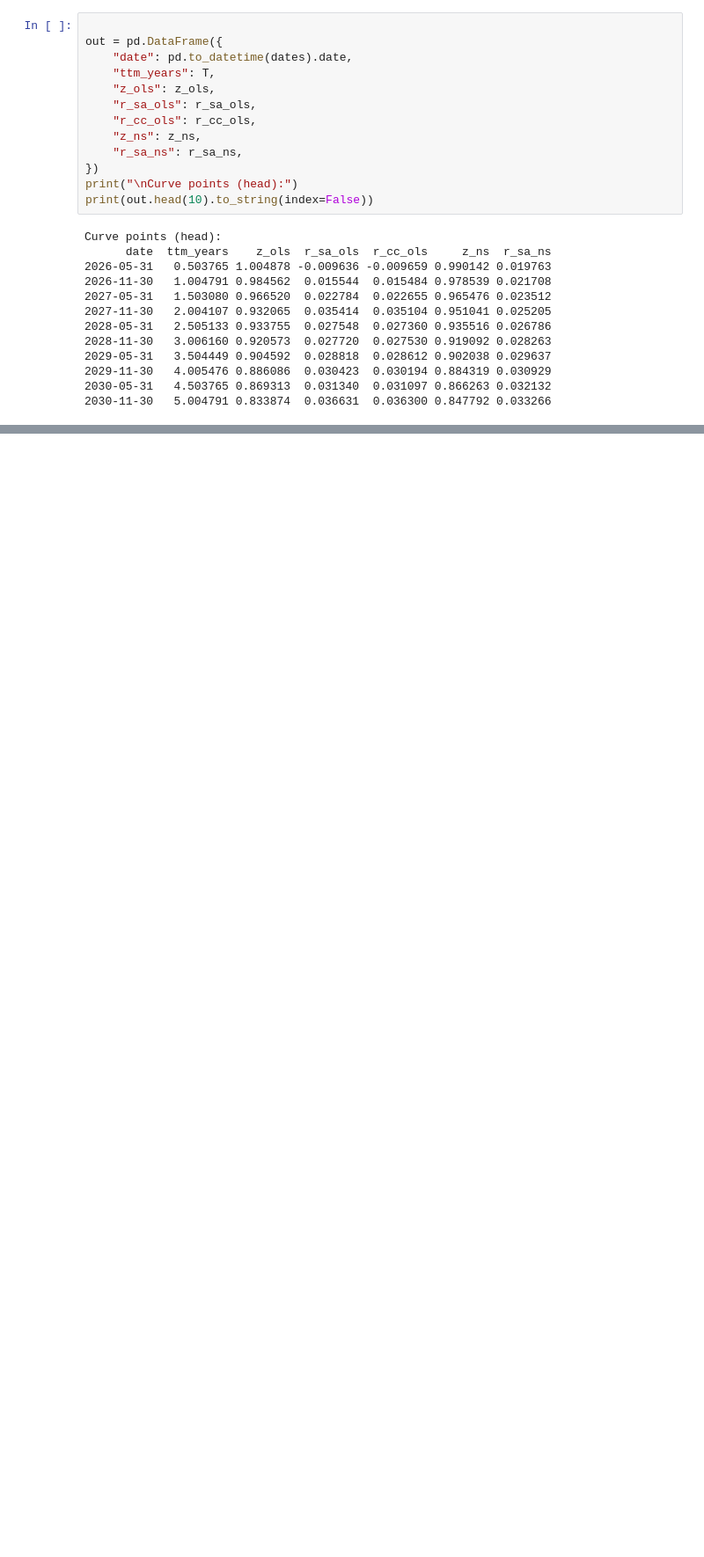
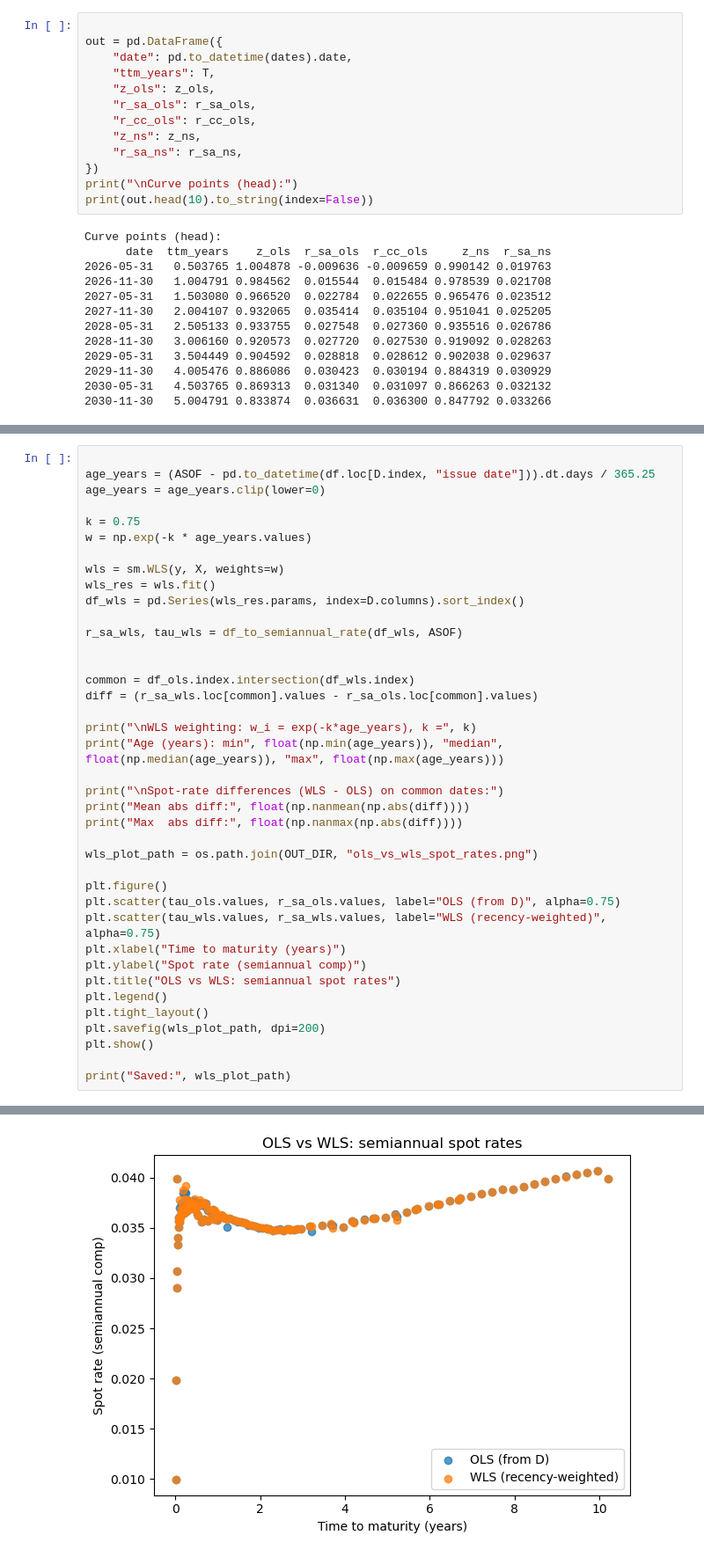
Before and after one commit to mihikasingh806/FixedIncome_A7, a Jupyter notebook: Assignment1/Spot_Curve.ipynb, the cells around one changed output, grey strips where cells are left out. Shown at 88% size. Cells and saved outputs as stored; diff of their text form; blank space fills up the shorter version.

```diff
--- a/Assignment1/Spot_Curve.ipynb
+++ b/Assignment1/Spot_Curve.ipynb
@@ -193,0 +491,40 @@ Curve points (head):
+# %%
+
+age_years = (ASOF - pd.to_datetime(df.loc[D.index, "issue date"])).dt.days / 365.25
+age_years = age_years.clip(lower=0)
+
+k = 0.75
+w = np.exp(-k * age_years.values)
+
+wls = sm.WLS(y, X, weights=w)
+wls_res = wls.fit()
+df_wls = pd.Series(wls_res.params, index=D.columns).sort_index()
+
+r_sa_wls, tau_wls = df_to_semiannual_rate(df_wls, ASOF)
+
+
+common = df_ols.index.intersection(df_wls.index)
+diff = (r_sa_wls.loc[common].values - r_sa_ols.loc[common].values)
+
+print("\nWLS weighting: w_i = exp(-k*age_years), k =", k)
+print("Age (years): min", float(np.min(age_years)), "median", float(np.median(age_years)), "max", float(np.max(age_years)))
+
+print("\nSpot-rate differences (WLS - OLS) on common dates:")
+print("Mean abs diff:", float(np.nanmean(np.abs(diff))))
+print("Max  abs diff:", float(np.nanmax(np.abs(diff))))
+
+wls_plot_path = os.path.join(OUT_DIR, "ols_vs_wls_spot_rates.png")
+
+plt.figure()
+plt.scatter(tau_ols.values, r_sa_ols.values, label="OLS (from D)", alpha=0.75)
+plt.scatter(tau_wls.values, r_sa_wls.values, label="WLS (recency-weighted)", alpha=0.75)
+plt.xlabel("Time to maturity (years)")
+plt.ylabel("Spot rate (semiannual comp)")
+plt.title("OLS vs WLS: semiannual spot rates")
+plt.legend()
+plt.tight_layout()
+plt.savefig(wls_plot_path, dpi=200)
+plt.show()
+
+print("Saved:", wls_plot_path)
+# %% [output]
@@ -193,0 +537 @@ Curve points (head):
+[figure, added]
```
Also changed, not shown: parts of 8 cells of this notebook, 4 other files.
